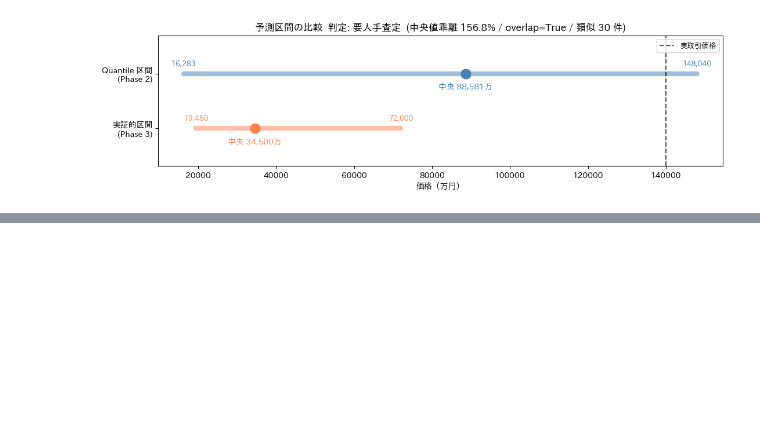
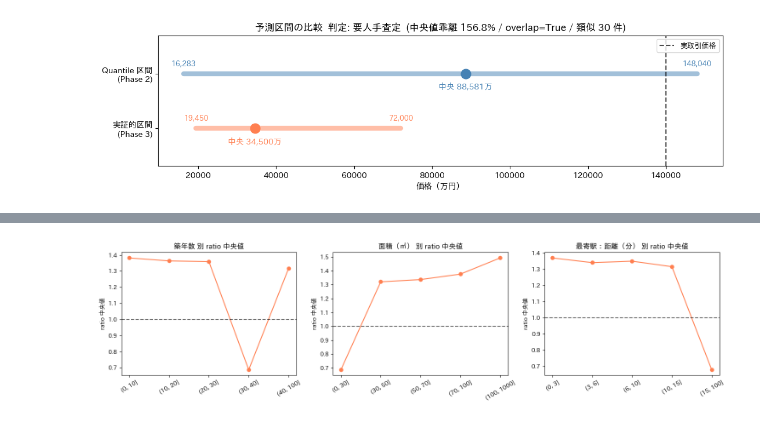
Before and after one commit to kotouharuto/House-price-forecast, a Jupyter notebook: notebooks/05_property_appraisal.ipynb, the cells around one changed output, grey strips where cells are left out. Cells and saved outputs as stored; diff of their text form; code cells hidden in the pictures; blank space fills up the shorter version.

```diff
--- a/notebooks/05_property_appraisal.ipynb
+++ b/notebooks/05_property_appraisal.ipynb
@@ -336,0 +481,22 @@ for label, target in [("B:郊外", target_b), ("C:希少", target_c)]:
+# %%
+# B-3: 物件特徴ごとの ratio 中央値（どんな物件で乖離しやすいか）
+feature_bins = [
+    ("築年数", [0, 10, 20, 30, 40, 100]),
+    ("面積（㎡）", [0, 30, 50, 70, 100, 1000]),
+    ("最寄駅：距離（分）", [0, 3, 6, 10, 15, 100]),
+]
+
+fig, axes = plt.subplots(1, 3, figsize=(15, 4))
+for ax, (col, edges) in zip(axes, feature_bins, strict=True):
+    binned = pd.cut(hr_df[col], bins=edges)
+    g = hr_df.groupby(binned, observed=True)["ratio"].median()
+    xs = [str(i) for i in g.index]
+    ax.plot(xs, g.values, marker="o", color="coral")
+    ax.axhline(1.0, color="black", linestyle="--", alpha=0.6)
+    ax.set_title(f"{col} 別 ratio 中央値")
+    ax.set_ylabel("ratio 中央値")
+    ax.tick_params(axis="x", rotation=30)
+plt.tight_layout()
+plt.show()
+# %% [output]
+[figure, added]
```
Also changed, not shown: parts of 10 cells of this notebook, 8 other files.
